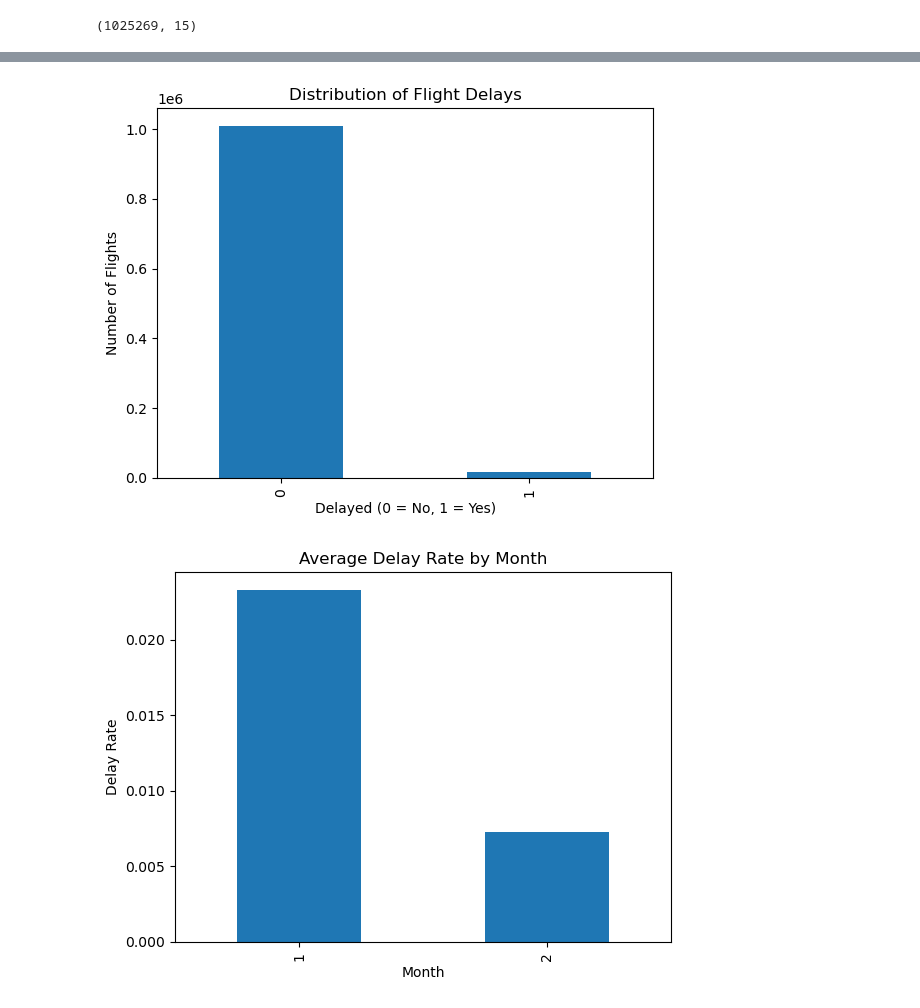
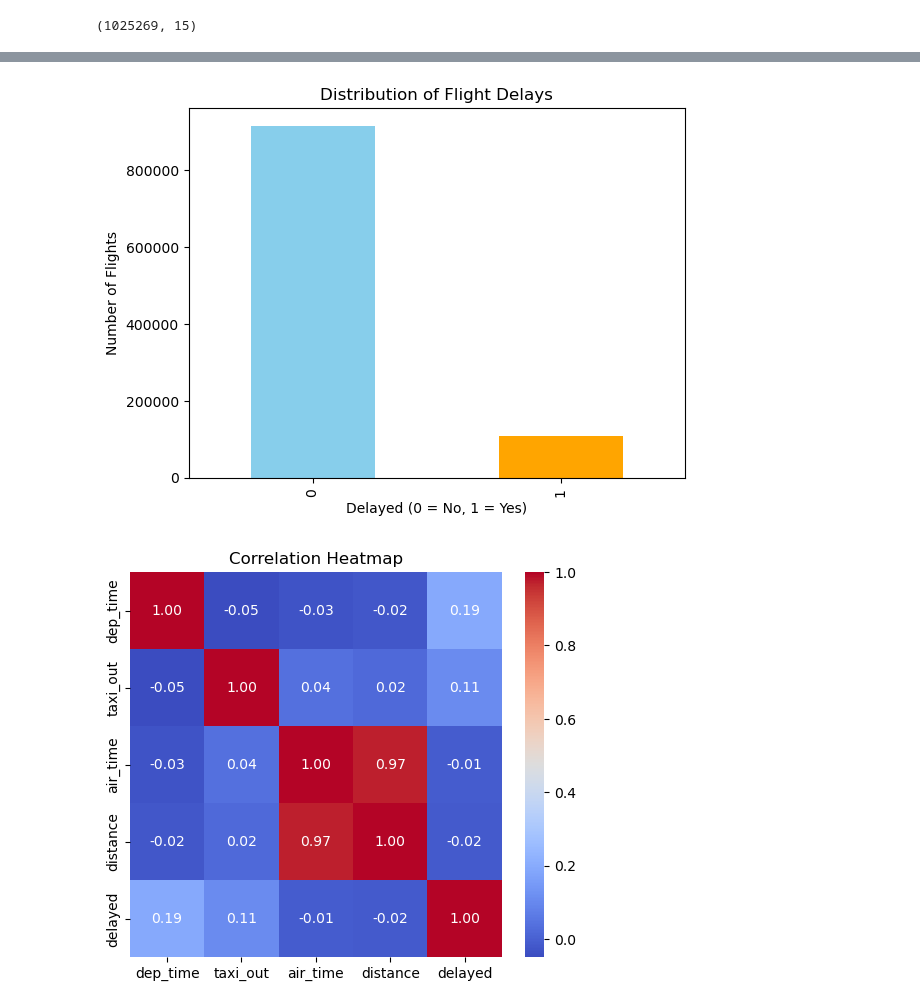
Before and after one commit to Nicholas0614/Flight_Predict, a Jupyter notebook: Untitled.ipynb, the cells around one changed output, grey strips where cells are left out. Drawn from its saved outputs; the diff is of its cells as text; code cells hidden in the pictures.

```diff
--- a/Untitled.ipynb
+++ b/Untitled.ipynb
@@ -41,7 +41,7 @@ weather_delay              0
 late_aircraft_delay        0
 dtype: int64
 # %%
-# df = df.drop(columns=['fl_date', 'wheels_off', 'wheels_on'])
+ df = df.drop(columns=['fl_date', 'wheels_off', 'wheels_on'])
 # %%
 df = df[df['cancelled'] == 0]
 num_cols = ['dep_time', 'taxi_out', 'air_time', 'taxi_in']
@@ -104,10 +106,10 @@ df.describe()
 # %%
-df['delayed'] = (df['weather_delay'] > 0).astype(int)
+df['delayed'] = ((df['weather_delay'] > 0) | (df['late_aircraft_delay'] > 0)).astype(int)
 
-df['delayed'].value_counts().plot(kind='bar')
+df['delayed'].value_counts().plot(kind='bar', color=['skyblue', 'orange'])
 plt.title("Distribution of Flight Delays")
 plt.xlabel("Delayed (0 = No, 1 = Yes)")
 plt.ylabel("Number of Flights")
 plt.show()
 # %% [output]
-[figure, old version]
+[figure, new version]
@@ -114,9 +118,11 @@ plt.show()
 # %%
-df.groupby('month')['delayed'].mean().plot(kind='bar')
-plt.title("Average Delay Rate by Month")
-plt.xlabel("Month")
-plt.ylabel("Delay Rate")
+numeric_cols = ['dep_time', 'taxi_out', 'air_time', 'distance', 'delayed']
+corr = df[numeric_cols].corr()
+
+plt.figure(figsize=(6,5))
+sns.heatmap(corr, annot=True, cmap='coolwarm', fmt=".2f")
+plt.title("Correlation Heatmap")
 plt.show()
 # %% [output]
-[figure, old version]
+[figure, new version]
 # %%
```
Also changed, not shown: parts of 12 cells of this notebook, 2 other files.
